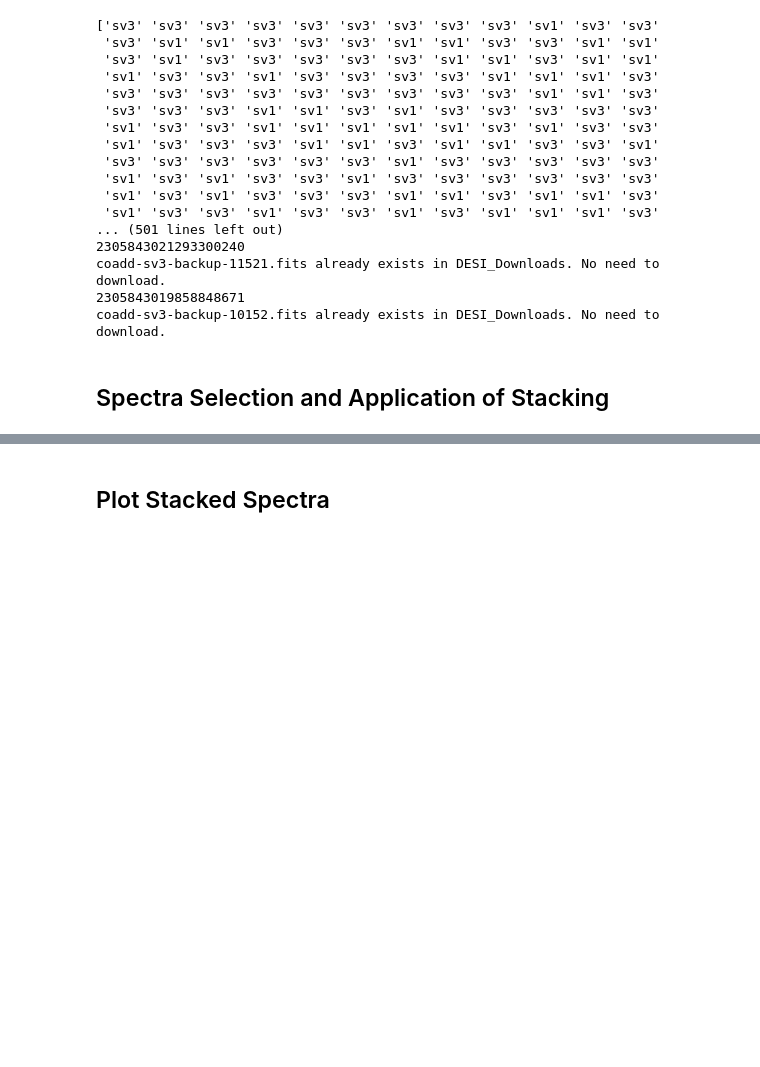
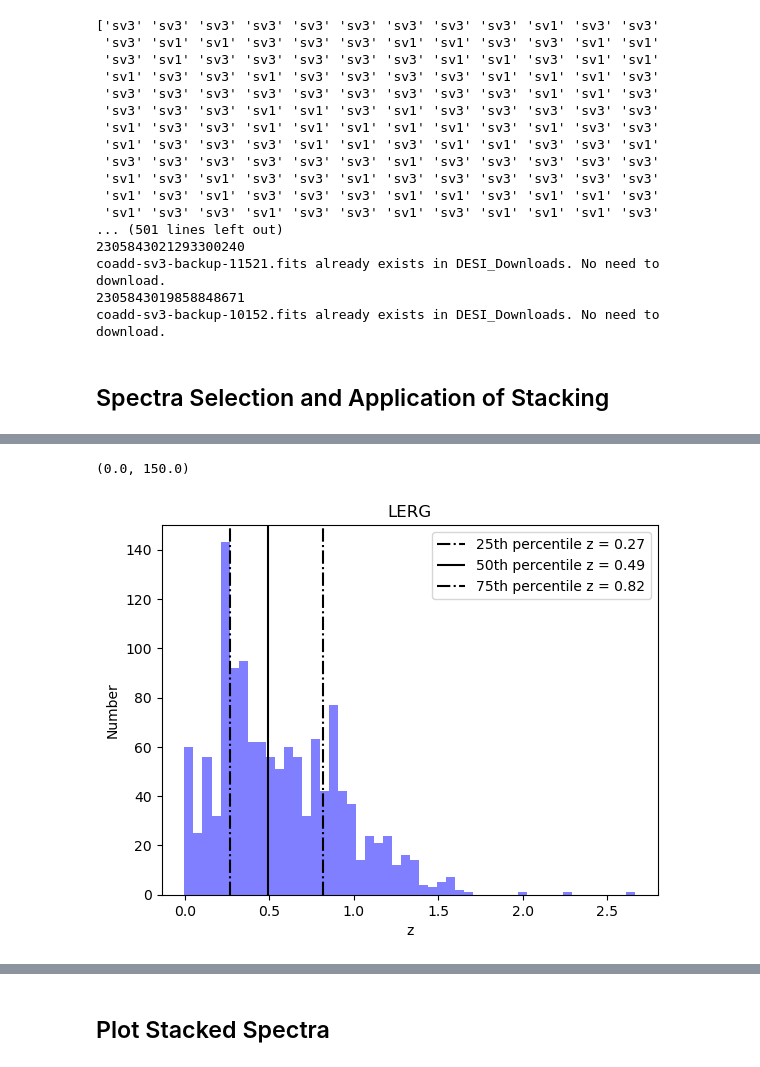
Before and after one commit to abigailpatrick/DESI-Mini-Project, a Jupyter notebook: SP.7.LERG.ipynb, the cells around one changed output, grey strips where cells are left out. Drawn from its saved outputs; the diff is of its cells as text; code cells hidden in the pictures; blank space fills up the shorter version.

Commit message:
SPfinal contains an overview of the key stacking and plotting code.
The others are in the final form they were used in.

```diff
--- a/SP.7.LERG.ipynb
+++ b/SP.7.LERG.ipynb
@@ -350,6 +371,16 @@ LERG = 1293
 
 SFG = 6294
 
+Note: NEW lengths for indexing are:
+
+HERG = 136
+
+RQAGN = 595
+
+LERG = 1188
+
+SFG = 5547
+
 
 """
 
@@ -360,18 +391,17 @@ SFG = 6294
 #crossmatch = crossmatch[np.array(np.argsort(crossmatch[f'{var_bin}']))]
 
 Overall_class = 'LERG'
-my_table = crossmatch[crossmatch['Overall_class'] == f'{Overall_class}'][0:1293]
+u_idx = len(crossmatch[crossmatch['Overall_class'] == f'{Overall_class}'])
+my_table = crossmatch[crossmatch['Overall_class'] == f'{Overall_class}'][0:u_idx]
 search_column_name = 'TARGETID'
 search_values = np.array(my_table[f'{search_column_name}'])
 
 
-SFG_spec=get_spectra(my_table,search_column_name,search_values) #extracts relevant spectra
+Spec=get_spectra(my_table,search_column_name,search_values) #extracts relevant spectra
 
-SFG_stack = get_stack(SFG_spec) #stacks spectra
+Stack = get_stack(Spec) #stacks spectra
 
-#stack spectra in two redshift bins (i.e 0<z<0.1 and 0.1<z<0.2) - need to alter
-#SFG_stacks = get_stack(SFG_spec, zbins=[[0.0,0.5],[0.5,1.0],[1.0,4.0]])
-#soemtimes the redshift is less than 0?
-
-## try adjusting these boundarys and adding more bins instead of binning seperately
+# Save stack to CSV
+stack_df = pd.DataFrame({'wave_spec': Stack['zbin=0']['wln'], 'flux_spec': Stack['zbin=0']['flux']})
+stack_df.to_csv(f'{Overall_class}_stack.csv', index=False)
 # %% [output]
@@ -417,0 +452,22 @@ Stack[2]: [ 1.  1.  1. ... 52. 52. 29.]
+# %%
+percentile_1 = 25
+percentile_2 = 50
+percentile_3 = 75
+z_cut_1 = np.percentile(my_table['Z'], percentile_1)
+z_cut_2 = np.percentile(my_table['Z'], percentile_2)
+z_cut_3 = np.percentile(my_table['Z'], percentile_3)
+ymax = 150
+
+plt.hist(my_table['Z'], bins=50, color='blue', alpha = 0.5)
+plt.xlabel('z')
+plt.ylabel('Number')
+plt.title(f'{Overall_class}')
+plt.vlines(z_cut_1, ymin=0, ymax=ymax, colors='black', linestyles='-.', label = f'{percentile_1}th percentile z = {z_cut_1:.2f}')
+plt.vlines(z_cut_2, ymin=0, ymax=ymax, colors='black', linestyles='-', label = f'{percentile_2}th percentile z = {z_cut_2:.2f}')
+plt.vlines(z_cut_3, ymin=0, ymax=ymax, colors='black', linestyles='-.', label = f'{percentile_3}th percentile z = {z_cut_3:.2f}')
+plt.legend()
+plt.ylim(0,ymax)
+#plt.xlim(0,2)
+# %% [output]
+(0.0, 150.0)
+[figure, added]
```
Also changed, not shown: parts of 14 cells of this notebook, 38 other files.
